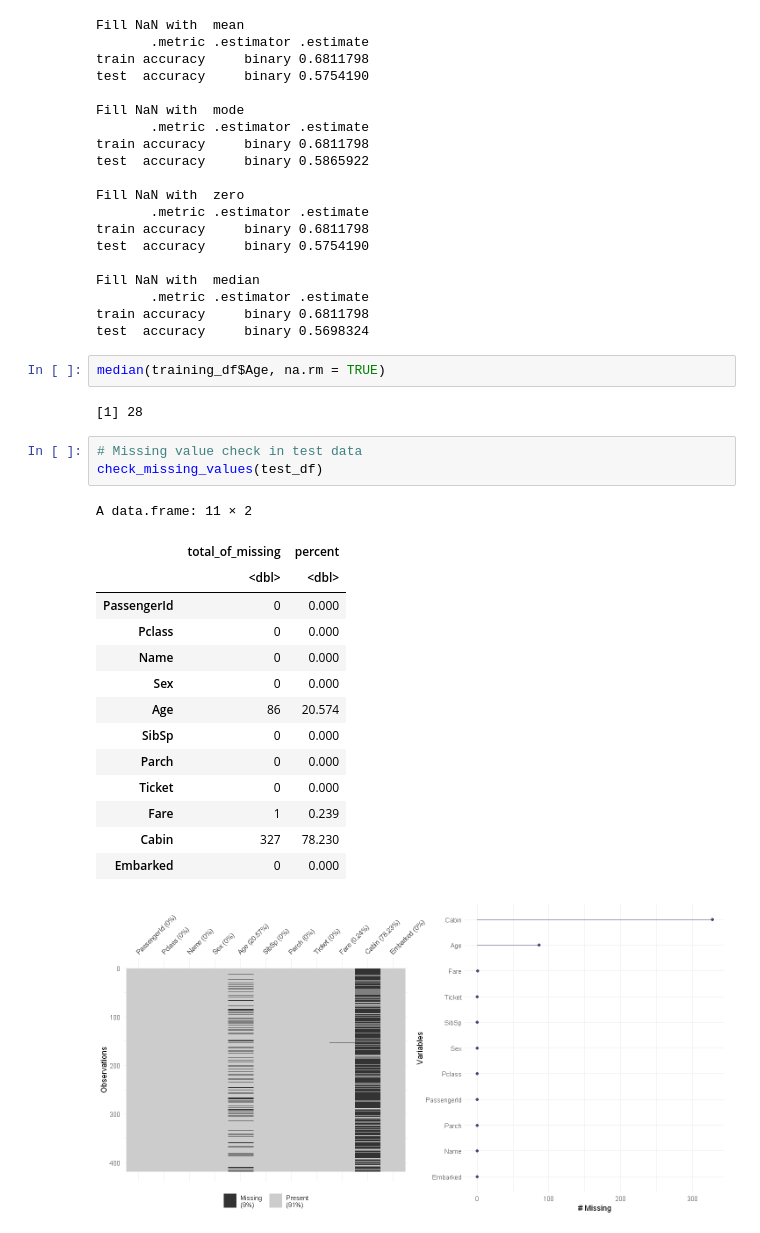
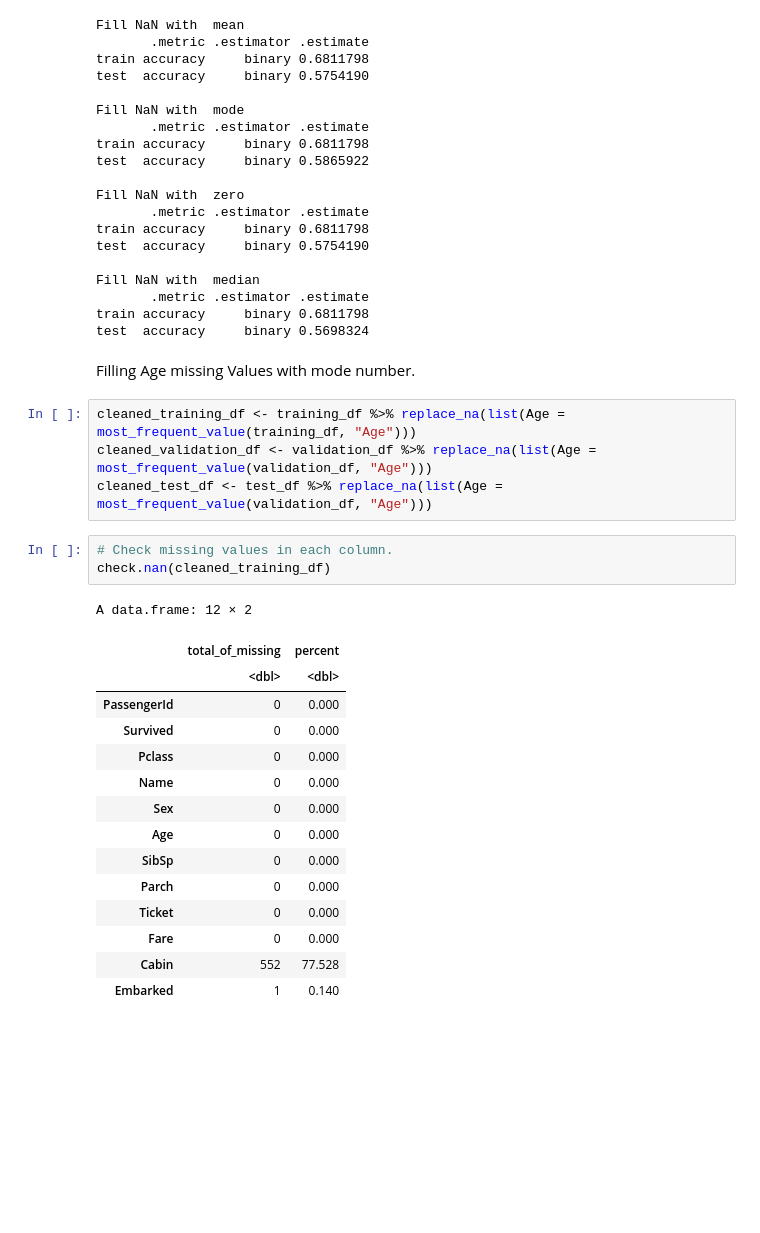
Before and after one commit to denis-spe/Titanic, a Jupyter notebook: R/r_v1.ipynb, the cells around one changed output. Cells and saved outputs as stored; diff of their text form; blank space fills up the shorter version.

Commit message:
completed cleaning data in r

```diff
--- a/R/r_v1.ipynb
+++ b/R/r_v1.ipynb
@@ -463,26 +481,28 @@ Fill NaN with  median
        .metric .estimator .estimate
 train accuracy     binary 0.6811798
 test  accuracy     binary 0.5698324
+# %% [markdown]
+Filling Age missing Values with mode number.
 # %%
-median(training_df$Age, na.rm = TRUE)
+cleaned_training_df <- training_df %>% replace_na(list(Age = most_frequent_value(training_df, "Age")))
+cleaned_validation_df <- validation_df %>% replace_na(list(Age = most_frequent_value(validation_df, "Age")))
+cleaned_test_df <- test_df %>% replace_na(list(Age = most_frequent_value(validation_df, "Age")))
-# %% [output]
-[1] 28
-# %%
-# Missing value check in test data
-check_missing_values(test_df)
-# %% [output]
-A data.frame: 11 × 2
-|  | total_of_missing | percent |
-|  | <dbl> | <dbl> |
-| PassengerId | 0 | 0.000 |
-| Pclass | 0 | 0.000 |
-| Name | 0 | 0.000 |
-| Sex | 0 | 0.000 |
-| Age | 86 | 20.574 |
-| SibSp | 0 | 0.000 |
-| Parch | 0 | 0.000 |
-| Ticket | 0 | 0.000 |
-| Fare | 1 | 0.239 |
-| Cabin | 327 | 78.230 |
-| Embarked | 0 | 0.000 |
-[figure, removed]
+# %%
+# Check missing values in each column.
+check.nan(cleaned_training_df)
+# %% [output]
+A data.frame: 12 × 2
+|  | total_of_missing | percent |
+|  | <dbl> | <dbl> |
+| PassengerId | 0 | 0.000 |
+| Survived | 0 | 0.000 |
+| Pclass | 0 | 0.000 |
+| Name | 0 | 0.000 |
+| Sex | 0 | 0.000 |
+| Age | 0 | 0.000 |
+| SibSp | 0 | 0.000 |
+| Parch | 0 | 0.000 |
+| Ticket | 0 | 0.000 |
+| Fare | 0 | 0.000 |
+| Cabin | 552 | 77.528 |
+| Embarked | 1 | 0.140 |
```
Also changed, not shown: parts of 15 cells of this notebook.
